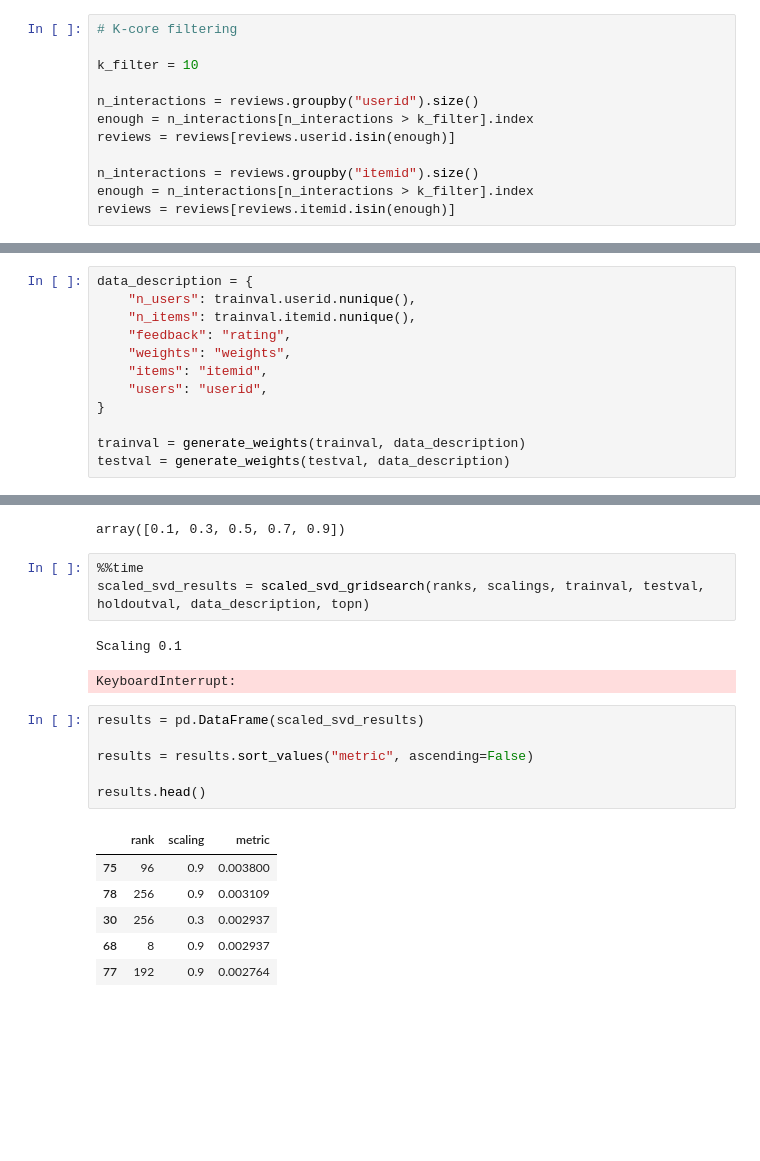
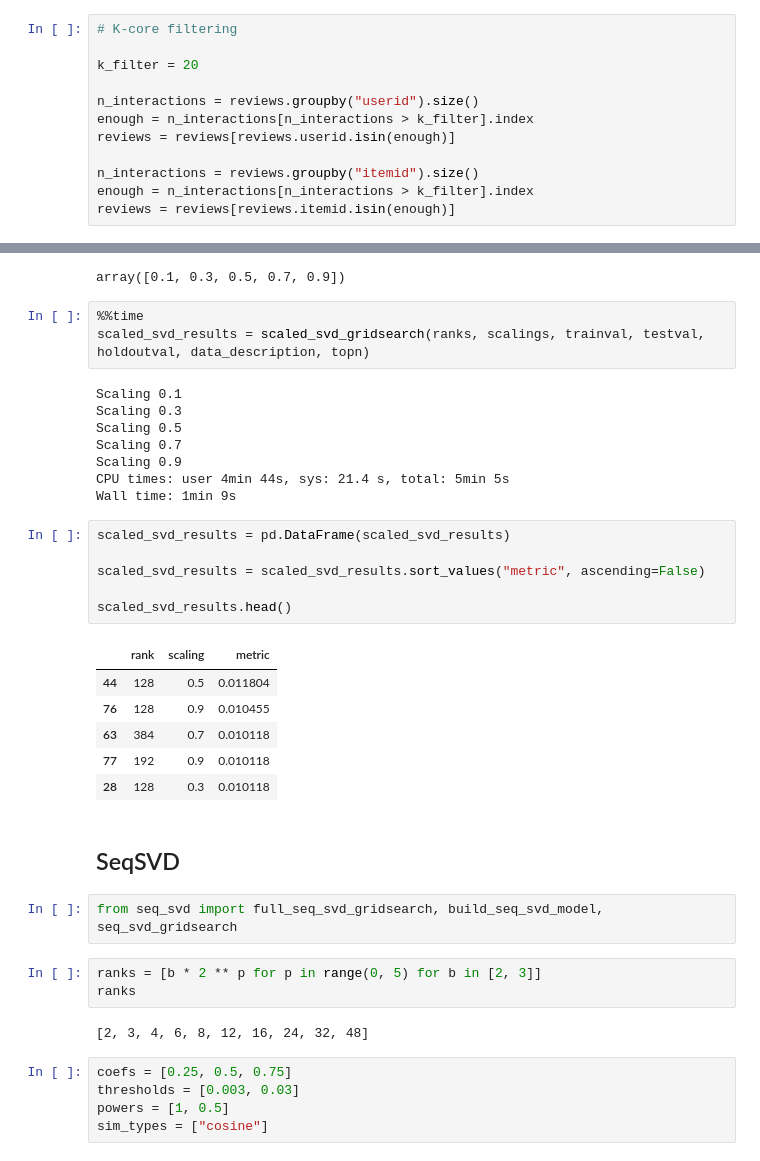
Before and after one commit to Dont-Care-Didnt-Ask/sequence-aware-similarity-for-recommendations, a Jupyter notebook: AmazonReviews.ipynb, the cells around one changed output, grey strips where cells are left out. Drawn from its saved outputs; the diff is of its cells as text; blank space fills up the shorter version.

Commit message:
Experiments with SeqSVD, fix in generate_weights

```diff
--- a/AmazonReviews.ipynb
+++ b/AmazonReviews.ipynb
@@ -33,7 +33,7 @@ dtype: int64
 # %%
 # K-core filtering
 
-k_filter = 10
+k_filter = 20
 
 n_interactions = reviews.groupby("userid").size()
 enough = n_interactions[n_interactions > k_filter].index
@@ -80,17 +80,5 @@ def reindex_all(train, test, holdout=None, userid='userid', itemid='itemid'):
 
 
 trainval, testval, holdoutval, data_index_val = reindex_all(_trainval, _testval, _holdoutval)
-# %%
-data_description = {
-    "n_users": trainval.userid.nunique(),
-    "n_items": trainval.itemid.nunique(),
-    "feedback": "rating",
-    "weights": "weights",
-    "items": "itemid",
-    "users": "userid",
-}
-
-trainval = generate_weights(trainval, data_description)
-testval = generate_weights(testval, data_description)
 # %% [markdown]
 ## Popular
@@ -195,17 +199,36 @@ array([0.1, 0.3, 0.5, 0.7, 0.9])
 scaled_svd_results = scaled_svd_gridsearch(ranks, scalings, trainval, testval, holdoutval, data_description, topn)
 # %% [output]
 Scaling 0.1
+Scaling 0.3
+Scaling 0.5
+Scaling 0.7
+Scaling 0.9
+CPU times: user 4min 44s, sys: 21.4 s, total: 5min 5s
+Wall time: 1min 9s
-KeyboardInterrupt:
 # %%
-results = pd.DataFrame(scaled_svd_results)
+scaled_svd_results = pd.DataFrame(scaled_svd_results)
 
-results = results.sort_values("metric", ascending=False)
+scaled_svd_results = scaled_svd_results.sort_values("metric", ascending=False)
 
-results.head()
+scaled_svd_results.head()
 # %% [output]
 |  | rank | scaling | metric |
-| 75 | 96 | 0.9 | 0.003800 |
-| 78 | 256 | 0.9 | 0.003109 |
-| 30 | 256 | 0.3 | 0.002937 |
-| 68 | 8 | 0.9 | 0.002937 |
-| 77 | 192 | 0.9 | 0.002764 |
+| 44 | 128 | 0.5 | 0.011804 |
+| 76 | 128 | 0.9 | 0.010455 |
+| 63 | 384 | 0.7 | 0.010118 |
+| 77 | 192 | 0.9 | 0.010118 |
+| 28 | 128 | 0.3 | 0.010118 |
+# %% [markdown]
+## SeqSVD
+# %%
+from seq_svd import full_seq_svd_gridsearch, build_seq_svd_model, seq_svd_gridsearch
+# %%
+ranks = [b * 2 ** p for p in range(0, 5) for b in [2, 3]]
+ranks
+# %% [output]
+[2, 3, 4, 6, 8, 12, 16, 24, 32, 48]
+# %%
+coefs = [0.25, 0.5, 0.75]
+thresholds = [0.003, 0.03]
+powers = [1, 0.5]
+sim_types = ["cosine"]
```
Also changed, not shown: parts of 35 cells of this notebook, 2 other files.
